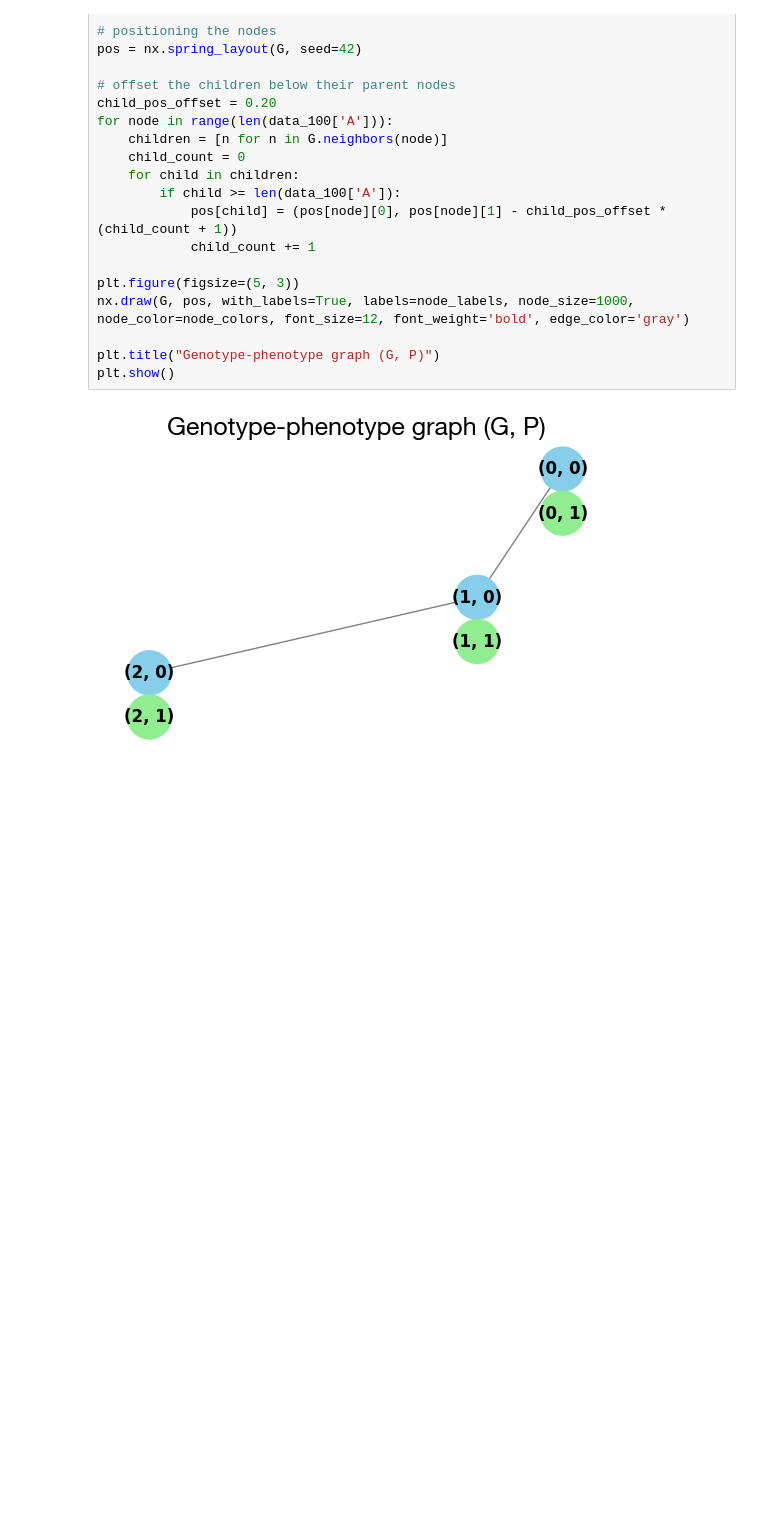
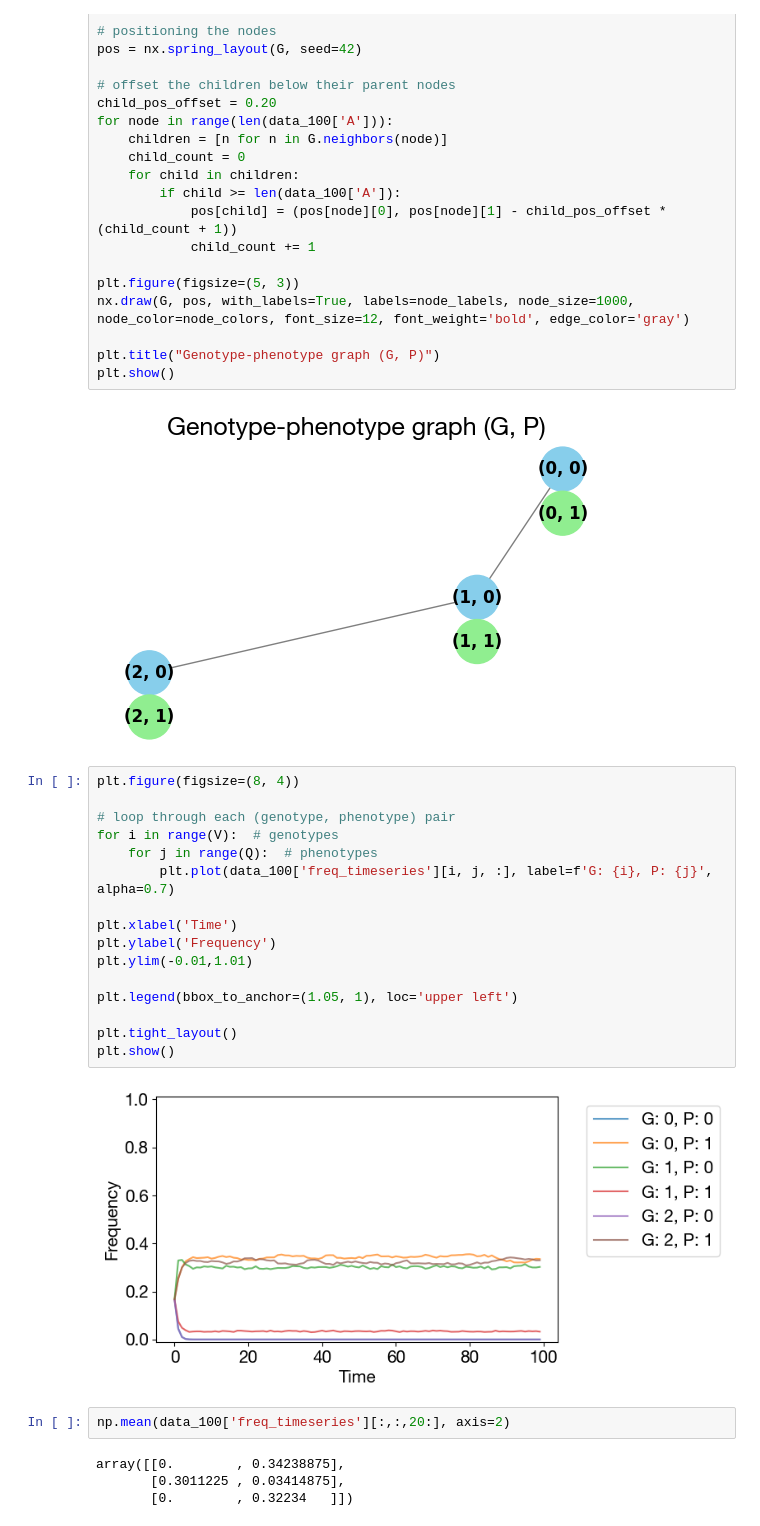
Before and after one commit to vastcollab/ProPGen, a Jupyter notebook: population_size.ipynb, the cells around one changed output. Saved outputs shown, nothing was run; the diff lists cells and outputs as text; blank space fills up the shorter version.

```diff
--- a/population_size.ipynb
+++ b/population_size.ipynb
@@ -90,3 +93,27 @@ plt.title("Genotype-phenotype graph (G, P)")
 plt.show()
 # %% [output]
 [figure]
+# %%
+plt.figure(figsize=(8, 4))
+
+# loop through each (genotype, phenotype) pair
+for i in range(V):  # genotypes
+    for j in range(Q):  # phenotypes
+        plt.plot(data_100['freq_timeseries'][i, j, :], label=f'G: {i}, P: {j}', alpha=0.7)
+
+plt.xlabel('Time')
+plt.ylabel('Frequency')
+plt.ylim(-0.01,1.01)
+
+plt.legend(bbox_to_anchor=(1.05, 1), loc='upper left')
+
+plt.tight_layout()
+plt.show()
+# %% [output]
+[figure, added]
+# %%
+np.mean(data_100['freq_timeseries'][:,:,20:], axis=2)
+# %% [output]
+array([[0.        , 0.34238875],
+       [0.3011225 , 0.03414875],
+       [0.        , 0.32234   ]])
```
Also changed, not shown: parts of 5 cells of this notebook, 22 other files.
